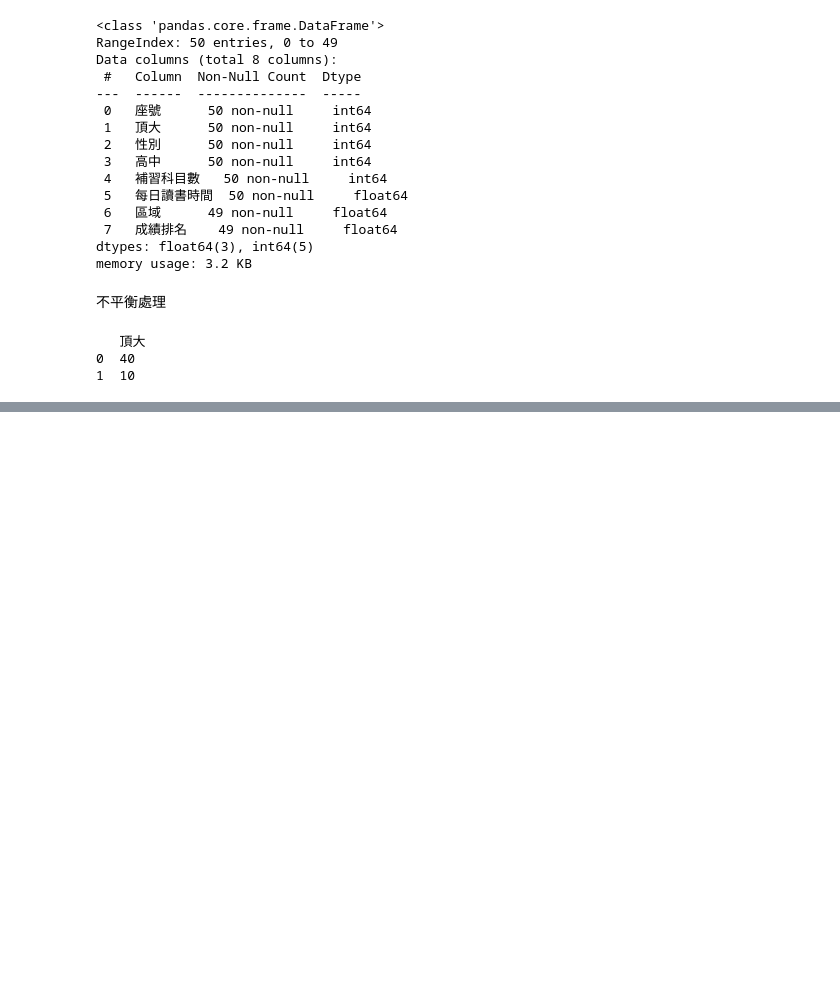
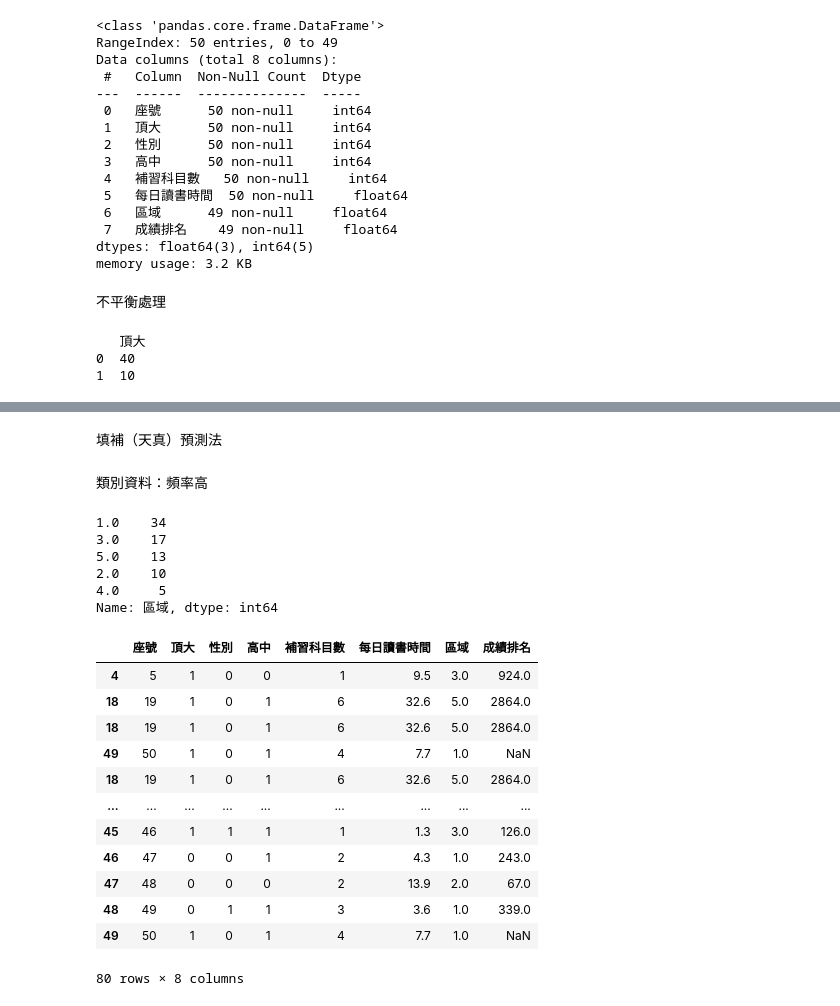
Before and after one commit to Doltrang/lyumin80224.github.io, a Jupyter notebook: test1022.ipynb, the cells around one changed output, grey strips where cells are left out. Drawn from its saved outputs; the diff is of its cells as text; code cells hidden in the pictures; blank space fills up the shorter version.

```diff
--- a/test1022.ipynb
+++ b/test1022.ipynb
@@ -57,0 +190,30 @@ print(result)
+# %% [markdown]
+填補（天真）預測法
+# %% [markdown]
+類別資料：頻率高
+# %%
+dm2=dm
+print(dm2.區域.value_counts())
+dm2.區域 = dm2.區域.fillna(1)
+dm3=pd.DataFrame(dm2)
+dm3
+# %% [output]
+1.0    34
+3.0    17
+5.0    13
+2.0    10
+4.0     5
+Name: 區域, dtype: int64
+|  | 座號 | 頂大 | 性別 | 高中 | 補習科目數 | 每日讀書時間 | 區域 | 成績排名 |
+| 4 | 5 | 1 | 0 | 0 | 1 | 9.5 | 3.0 | 924.0 |
+| 18 | 19 | 1 | 0 | 1 | 6 | 32.6 | 5.0 | 2864.0 |
+| 18 | 19 | 1 | 0 | 1 | 6 | 32.6 | 5.0 | 2864.0 |
+| 49 | 50 | 1 | 0 | 1 | 4 | 7.7 | 1.0 | NaN |
+| 18 | 19 | 1 | 0 | 1 | 6 | 32.6 | 5.0 | 2864.0 |
+| ... | ... | ... | ... | ... | ... | ... | ... | ... |
+| 45 | 46 | 1 | 1 | 1 | 1 | 1.3 | 3.0 | 126.0 |
+| 46 | 47 | 0 | 0 | 1 | 2 | 4.3 | 1.0 | 243.0 |
+| 47 | 48 | 0 | 0 | 0 | 2 | 13.9 | 2.0 | 67.0 |
+| 48 | 49 | 0 | 1 | 1 | 3 | 3.6 | 1.0 | 339.0 |
+| 49 | 50 | 1 | 0 | 1 | 4 | 7.7 | 1.0 | NaN |
+80 rows × 8 columns
```
Also changed, not shown: parts of 22 cells of this notebook.
